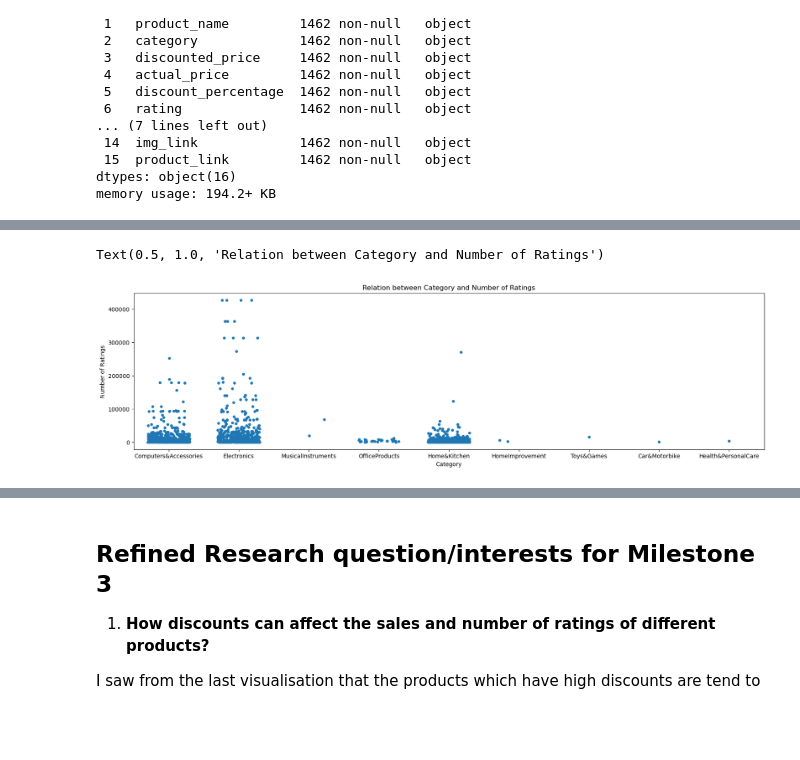
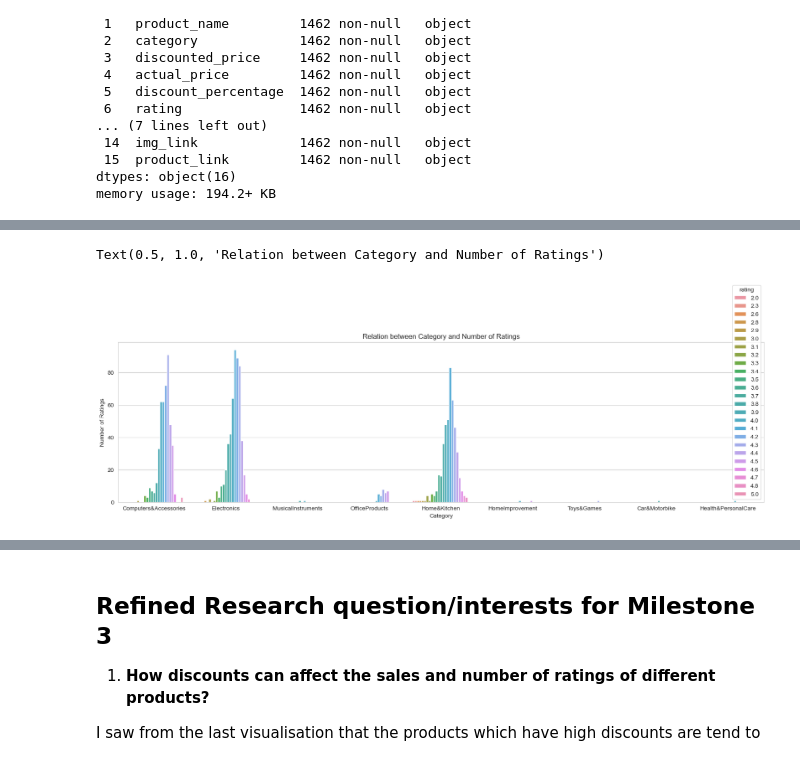
Before and after one commit to ubco-W2022T2-data301/project-group-group61, a Jupyter notebook: analysis/analysis1.ipynb, the cells around one changed output, grey strips where cells are left out. Drawn from its saved outputs; the diff is of its cells as text; code cells hidden in the pictures; blank space fills up the shorter version.

```diff
--- a/analysis/analysis1.ipynb
+++ b/analysis/analysis1.ipynb
@@ -126,0 +119,11 @@ array(['Computers&Accessories', 'Electronics', 'MusicalInstruments',
+# %%
+#Unique category
+
+def reduce_category(cat):
+    return cat.split('|')[0]
+
+df['reduced_category'] = df['category'].apply(reduce_category)
+print(df['reduced_category'].unique())
+
+df['rating'] = pd.to_numeric(df['rating'], errors='coerce') # convert 'rating' to numeric
+df['avg_rating'] = df.groupby('reduced_category')['rating'].transform('mean')
@@ -187,15 +190,16 @@ Text(0.5, 1.0, 'Percentage of Products from Different Categories')
 # %%
-#Products grouped by Category and counted based on Rating Count
+#Products grouped by Category and counted based on Ratings
 
 plt.figure(figsize=(20,5))
+sns.countplot(data=df, x='reduced_category', hue='rating')
 
-sns.stripplot(data=df, x='category', y='rating_count', jitter=0.3)
 plt.xlabel('Category')
 plt.ylabel('Number of Ratings')
 plt.title('Relation between Category and Number of Ratings')
 
+
 #Electronics have the highest rating count and Car and Motorbike and Health and Personal Care have the minimum.
 # %% [output]
 Text(0.5, 1.0, 'Relation between Category and Number of Ratings')
-[figure, old version]
+[figure, new version]
 # %%
```
Also changed, not shown: parts of 18 cells of this notebook, 3 other files.
